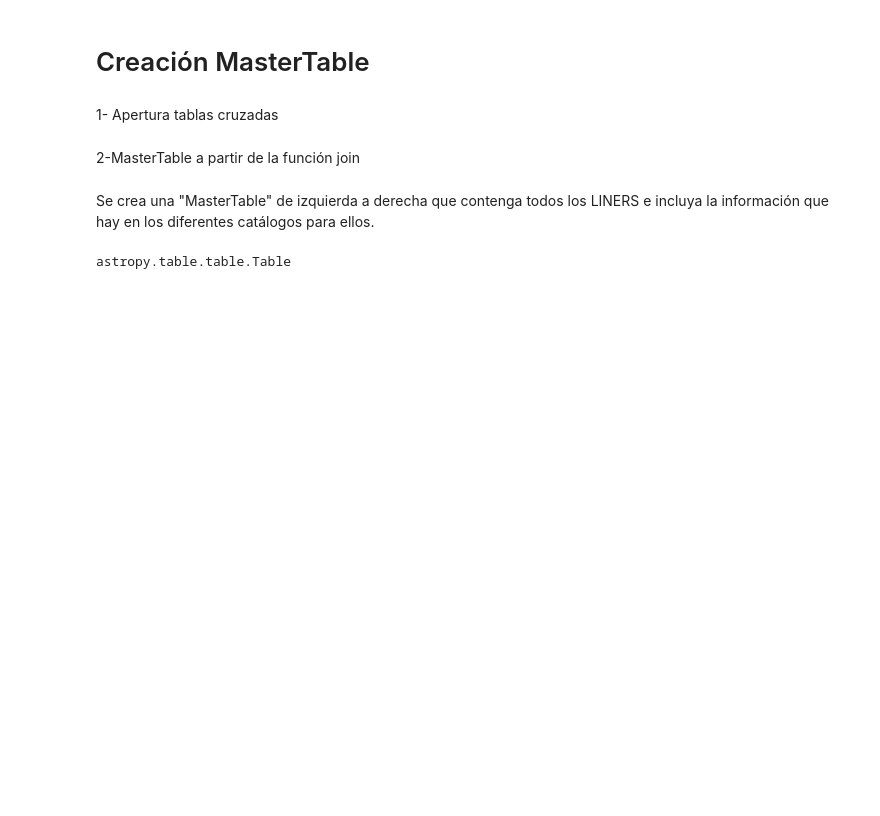
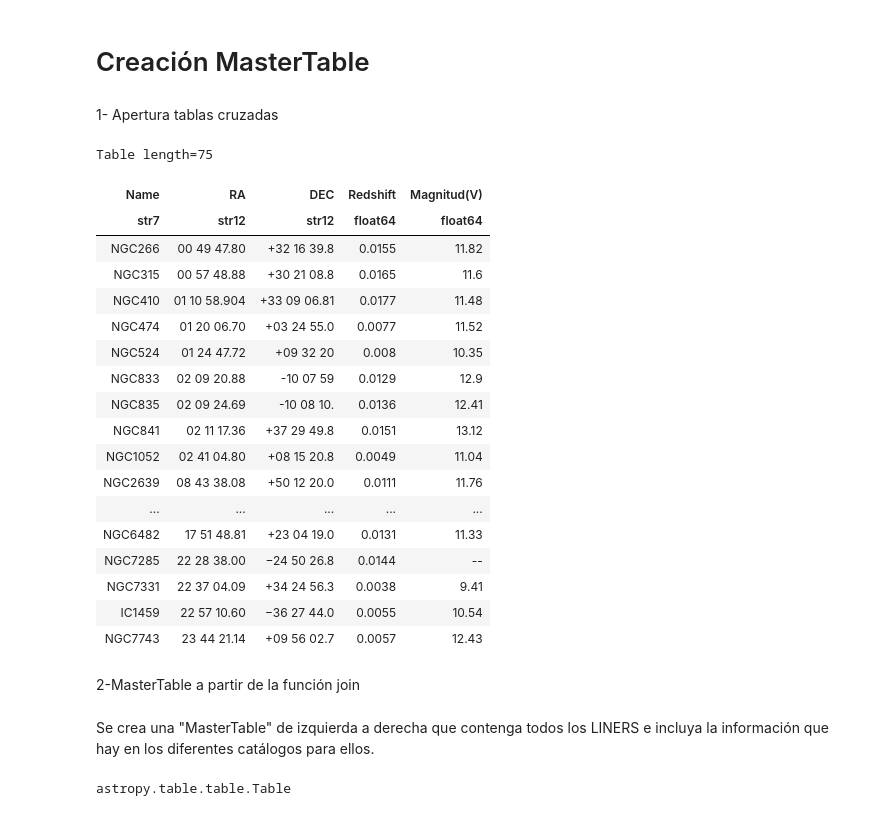
Before and after one commit to mpuigsubira/LINERs-Radio, a Jupyter notebook: Mastertable.ipynb, the cells around one changed output. Cells and saved outputs as stored; diff of their text form; code cells hidden in the pictures; blank space fills up the shorter version.

```diff
--- a/Mastertable.ipynb
+++ b/Mastertable.ipynb
@@ -18,20 +18,42 @@ import pandas as pd
 # %%
 laura = Table.read('CatalogosRadio/laura.csv') #Leer tabla
 laura=laura.to_pandas()
 laura=laura.rename(columns={'Objeto':'Name'})
 
 '''
 laura['Redshift']=laura['Redshift'].apply(lambda x: x.replace(',','.'))
 laura['Magnitud(V)']=laura['Magnitud(V)'].apply(lambda x: x.replace(',','.'))
 
 laura['Redshift']=laura['Redshift'].astype(float)
 laura['Magnitud(V)']=laura['Magnitud(V)'].astype(float)
 
 laura=Table.from_pandas(laura)
 laura.write('../CatalogosRadio/laura.csv', overwrite=True)
 
 '''
 laura=Table.from_pandas(laura)
+
+laura
+# %% [output]
+Table length=75
+| Name | RA | DEC | Redshift | Magnitud(V) |
+| str7 | str12 | str12 | float64 | float64 |
+| NGC266 | 00 49 47.80 | +32 16 39.8 | 0.0155 | 11.82 |
+| NGC315 | 00 57 48.88 | +30 21 08.8 | 0.0165 | 11.6 |
+| NGC410 | 01 10 58.904 | +33 09 06.81 | 0.0177 | 11.48 |
+| NGC474 | 01 20 06.70 | +03 24 55.0 | 0.0077 | 11.52 |
+| NGC524 | 01 24 47.72 | +09 32 20 | 0.008 | 10.35 |
+| NGC833 | 02 09 20.88 | -10 07 59 | 0.0129 | 12.9 |
+| NGC835 | 02 09 24.69 | -10 08 10. | 0.0136 | 12.41 |
+| NGC841 | 02 11 17.36 | +37 29 49.8 | 0.0151 | 13.12 |
+| NGC1052 | 02 41 04.80 | +08 15 20.8 | 0.0049 | 11.04 |
+| NGC2639 | 08 43 38.08 | +50 12 20.0 | 0.0111 | 11.76 |
+| ... | ... | ... | ... | ... |
+| NGC6482 | 17 51 48.81 | +23 04 19.0 | 0.0131 | 11.33 |
+| NGC7285 | 22 28 38.00 | −24 50 26.8 | 0.0144 | -- |
+| NGC7331 | 22 37 04.09 | +34 24 56.3 | 0.0038 | 9.41 |
+| IC1459 | 22 57 10.60 | −36 27 44.0 | 0.0055 | 10.54 |
+| NGC7743 | 23 44 21.14 | +09 56 02.7 | 0.0057 | 12.43 |
 # %%
 CM_L_S = Table.read('CatalogosRadio/CM_L_S',format='ascii.ecsv') #Leer tabla
 CM_L_B= Table.read('CatalogosRadio/CM_L_B', format='ascii.ecsv') #Leer tabla
```
Also changed, not shown: parts of 2 cells of this notebook, 8 other files.
